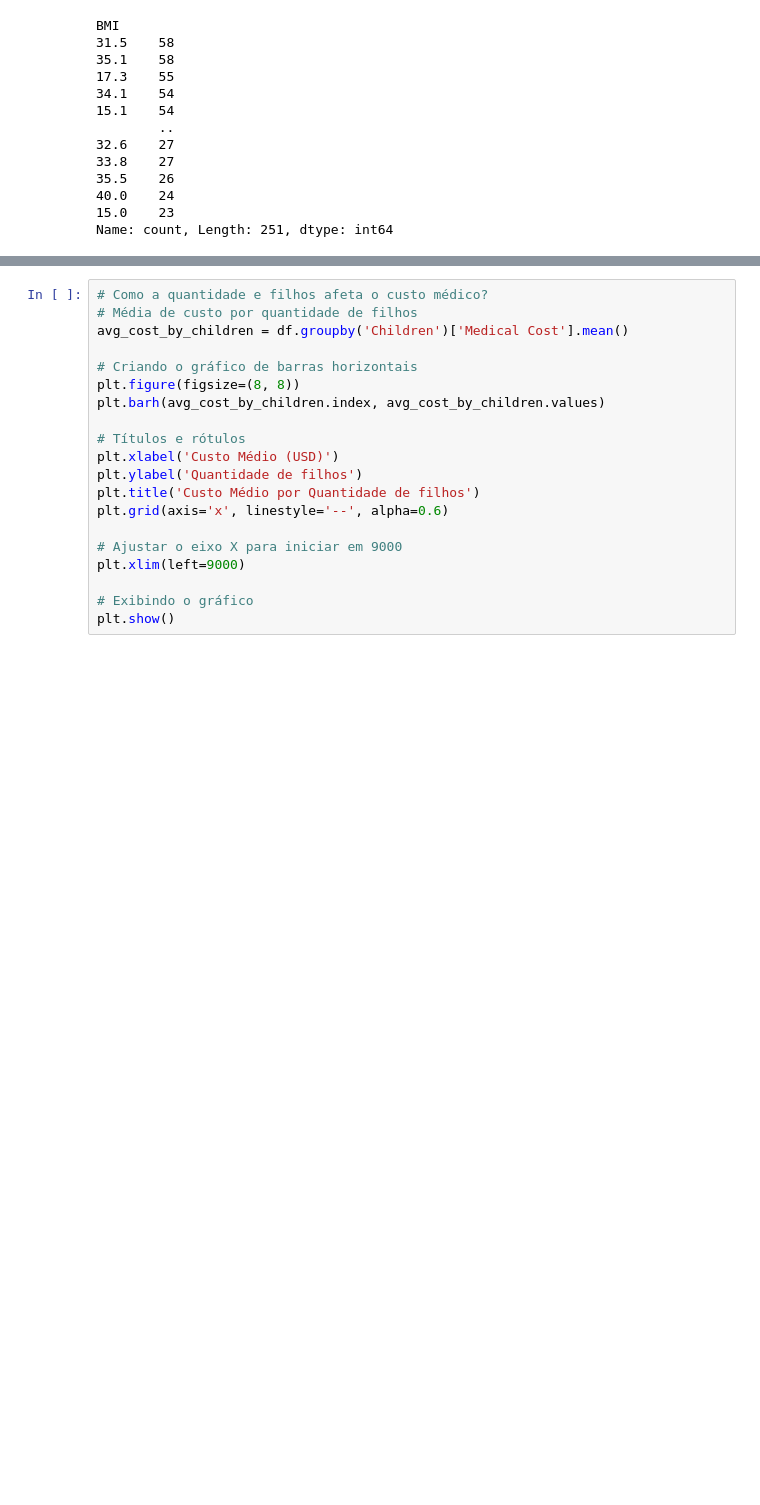
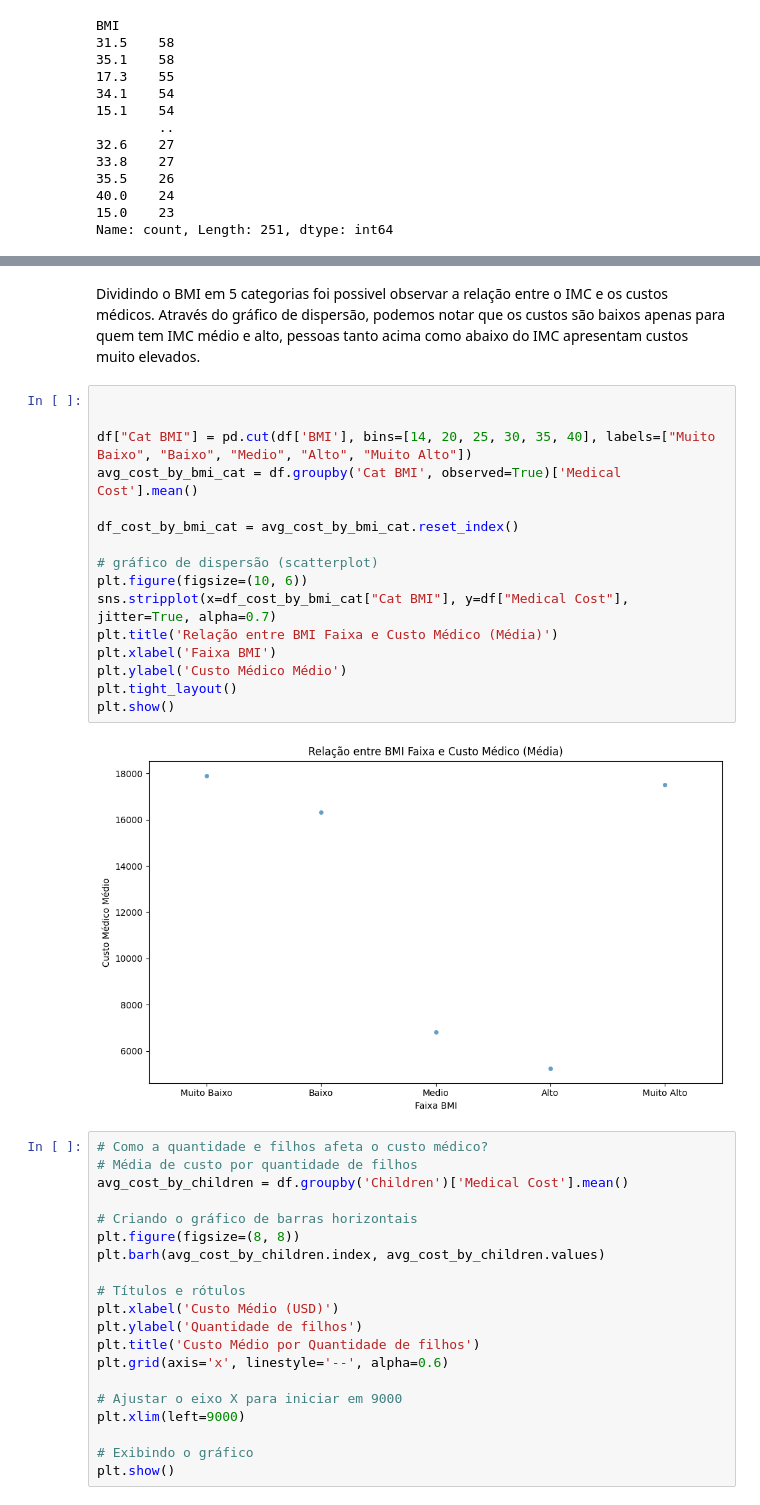
Before and after one commit to ermesonlrd/IADT-Fase-1, a Jupyter notebook: desafio-custos-medicos-individuais.ipynb, the cells around one changed output, grey strips where cells are left out. Drawn from its saved outputs; the diff is of its cells as text; blank space fills up the shorter version.

Commit message:
grafico de dispersao para categorias de imc

```diff
--- a/desafio-custos-medicos-individuais.ipynb
+++ b/desafio-custos-medicos-individuais.ipynb
@@ -243,6 +265,26 @@ plt.show()
 df.drop('BMI Faixa', axis=1, inplace=True)
 # %% [output]
 [figure]
+# %% [markdown]
+Dividindo o BMI em 5 categorias foi possivel observar a relação entre o IMC e os custos médicos. Através do gráfico de dispersão, podemos notar que os custos são baixos apenas para quem tem IMC médio e alto, pessoas tanto acima como abaixo do IMC apresentam custos muito elevados.
+# %%
+
+
+df["Cat BMI"] = pd.cut(df['BMI'], bins=[14, 20, 25, 30, 35, 40], labels=["Muito Baixo", "Baixo", "Medio", "Alto", "Muito Alto"])
+avg_cost_by_bmi_cat = df.groupby('Cat BMI', observed=True)['Medical Cost'].mean()
+
+df_cost_by_bmi_cat = avg_cost_by_bmi_cat.reset_index()
+
+# gráfico de dispersão (scatterplot)
+plt.figure(figsize=(10, 6))
+sns.stripplot(x=df_cost_by_bmi_cat["Cat BMI"], y=df["Medical Cost"], jitter=True, alpha=0.7)
+plt.title('Relação entre BMI Faixa e Custo Médico (Média)')
+plt.xlabel('Faixa BMI')
+plt.ylabel('Custo Médico Médio')
+plt.tight_layout()
+plt.show()
+# %% [output]
+[figure, added]
 # %%
 # Como a quantidade e filhos afeta o custo médico?
 # Média de custo por quantidade de filhos
```
Also changed, not shown: parts of 3 cells of this notebook.
